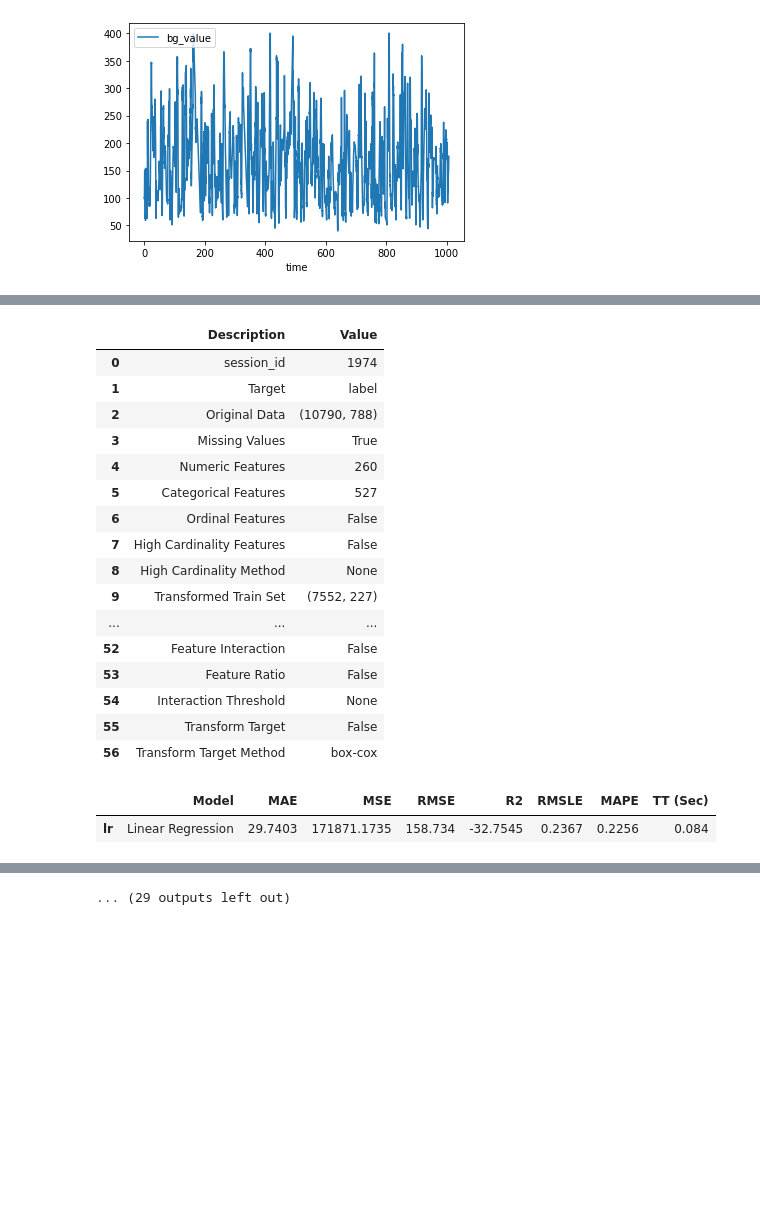
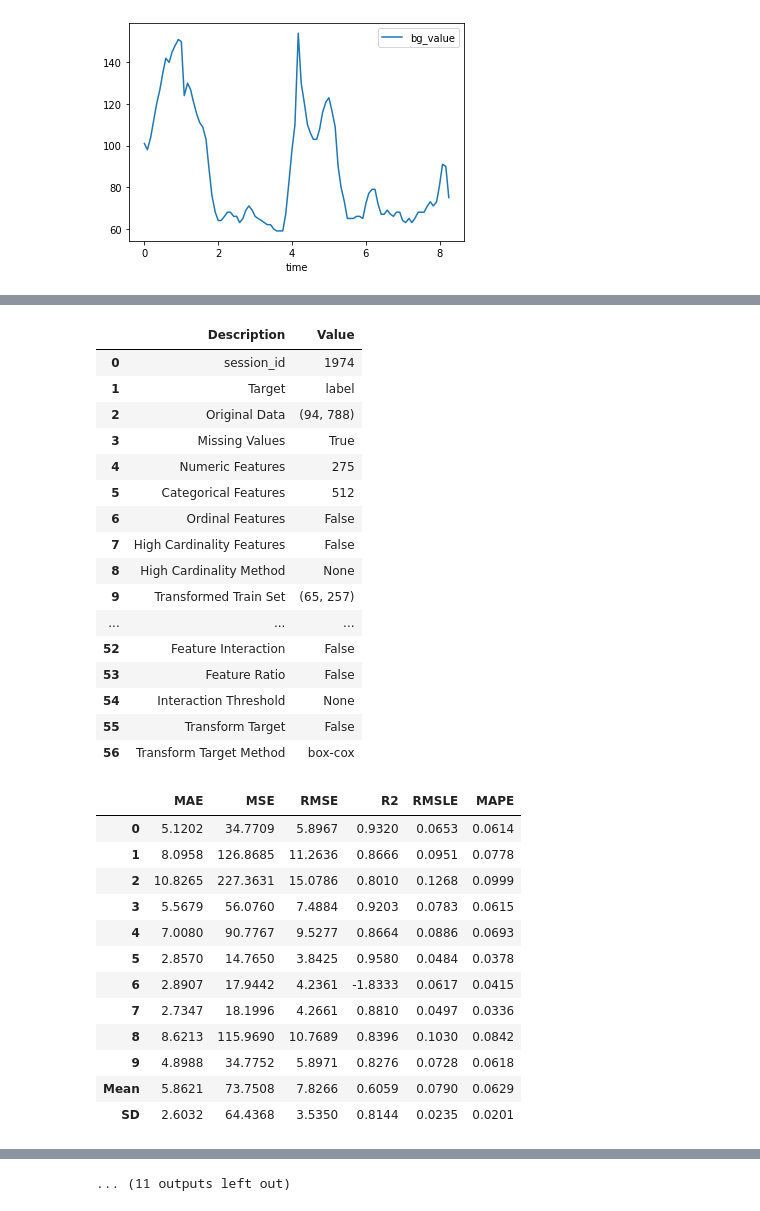
Before and after one commit to spitoglou/diabetes, a Jupyter notebook: run_experiment.ipynb, the cells around one changed output, grey strips where cells are left out. Drawn from its saved outputs; the diff is of its cells as text; code cells hidden in the pictures; blank space fills up the shorter version.

```diff
--- a/run_experiment.ipynb
+++ b/run_experiment.ipynb
@@ -27,7 +27,7 @@ def run_experiment(train_parameters, unseen_data_parameters):
         exclude=['catboost', 'xgboost'],
         sort='RMSE',
         n_select=3,
-        # verbose=False
+        verbose=False
     )
     master_output = {}
     for selected_model in best3:
@@ -67,7 +67,7 @@ def run_experiment(train_parameters, unseen_data_parameters):
 parameters = {
     'ohio_no': 559,
     'scope': 'train',
-    'train_ds_size': 0,
+    'train_ds_size': 100,
     'window_size': 6,
     'prediction_horizon': 1,
     'minimal_features': False,
@@ -76,7 +76,7 @@ parameters = {
 test_parameters = {
     'ohio_no': 559,
     'scope': 'test',
-    'train_ds_size': 0,
+    'train_ds_size': 100,
     'window_size': 6,
     'prediction_horizon': 1,
     'minimal_features': False,
@@ -89 +89 @@ output = run_experiment(parameters, test_parameters)
-[figure, old version]
+[figure, new version]
@@ -93,19 +93,30 @@ Setup Succesfully Completed!
 |  | Description | Value |
 | 0 | session_id | 1974 |
 | 1 | Target | label |
-| 2 | Original Data | (10790, 788) |
+| 2 | Original Data | (94, 788) |
 | 3 | Missing Values | True |
-| 4 | Numeric Features | 260 |
-| 5 | Categorical Features | 527 |
+| 4 | Numeric Features | 275 |
+| 5 | Categorical Features | 512 |
 | 6 | Ordinal Features | False |
 | 7 | High Cardinality Features | False |
 | 8 | High Cardinality Method | None |
-| 9 | Transformed Train Set | (7552, 227) |
+| 9 | Transformed Train Set | (65, 257) |
 | ... | ... | ... |
 | 52 | Feature Interaction | False |
 | 53 | Feature Ratio | False |
 | 54 | Interaction Threshold | None |
 | 55 | Transform Target | False |
 | 56 | Transform Target Method | box-cox |
-|  | Model | MAE | MSE | RMSE | R2 | RMSLE | MAPE | TT (Sec) |
-| lr | Linear Regression | 29.7403 | 171871.1735 | 158.734 | -32.7545 | 0.2367 | 0.2256 | 0.084 |
+|  | MAE | MSE | RMSE | R2 | RMSLE | MAPE |
+| 0 | 5.1202 | 34.7709 | 5.8967 | 0.9320 | 0.0653 | 0.0614 |
+| 1 | 8.0958 | 126.8685 | 11.2636 | 0.8666 | 0.0951 | 0.0778 |
+| 2 | 10.8265 | 227.3631 | 15.0786 | 0.8010 | 0.1268 | 0.0999 |
+| 3 | 5.5679 | 56.0760 | 7.4884 | 0.9203 | 0.0783 | 0.0615 |
+| 4 | 7.0080 | 90.7767 | 9.5277 | 0.8664 | 0.0886 | 0.0693 |
+| 5 | 2.8570 | 14.7650 | 3.8425 | 0.9580 | 0.0484 | 0.0378 |
+| 6 | 2.8907 | 17.9442 | 4.2361 | -1.8333 | 0.0617 | 0.0415 |
+| 7 | 2.7347 | 18.1996 | 4.2661 | 0.8810 | 0.0497 | 0.0336 |
+| 8 | 8.6213 | 115.9690 | 10.7689 | 0.8396 | 0.1030 | 0.0842 |
+| 9 | 4.8988 | 34.7752 | 5.8971 | 0.8276 | 0.0728 | 0.0618 |
+| Mean | 5.8621 | 73.7508 | 7.8266 | 0.6059 | 0.0790 | 0.0629 |
+| SD | 2.6032 | 64.4368 | 3.5350 | 0.8144 | 0.0235 | 0.0201 |
@@ -154,4 +155,4 @@ Setup Succesfully Completed!
-... (29 outputs left out)
+... (11 outputs left out)
 # %%
 output
 # %% [output]
```
Also changed, not shown: parts of 3 cells of this notebook, 12 other files.
